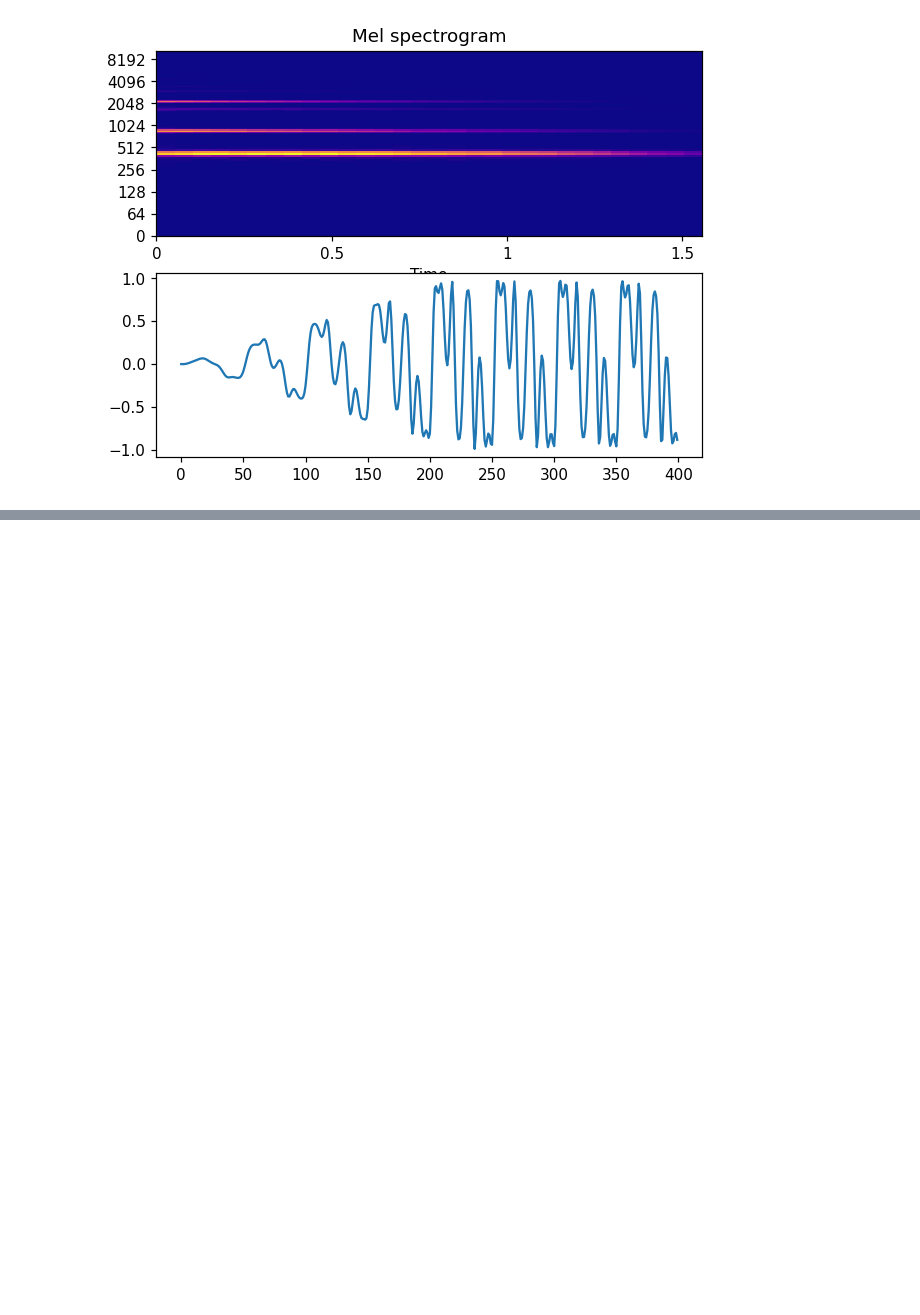
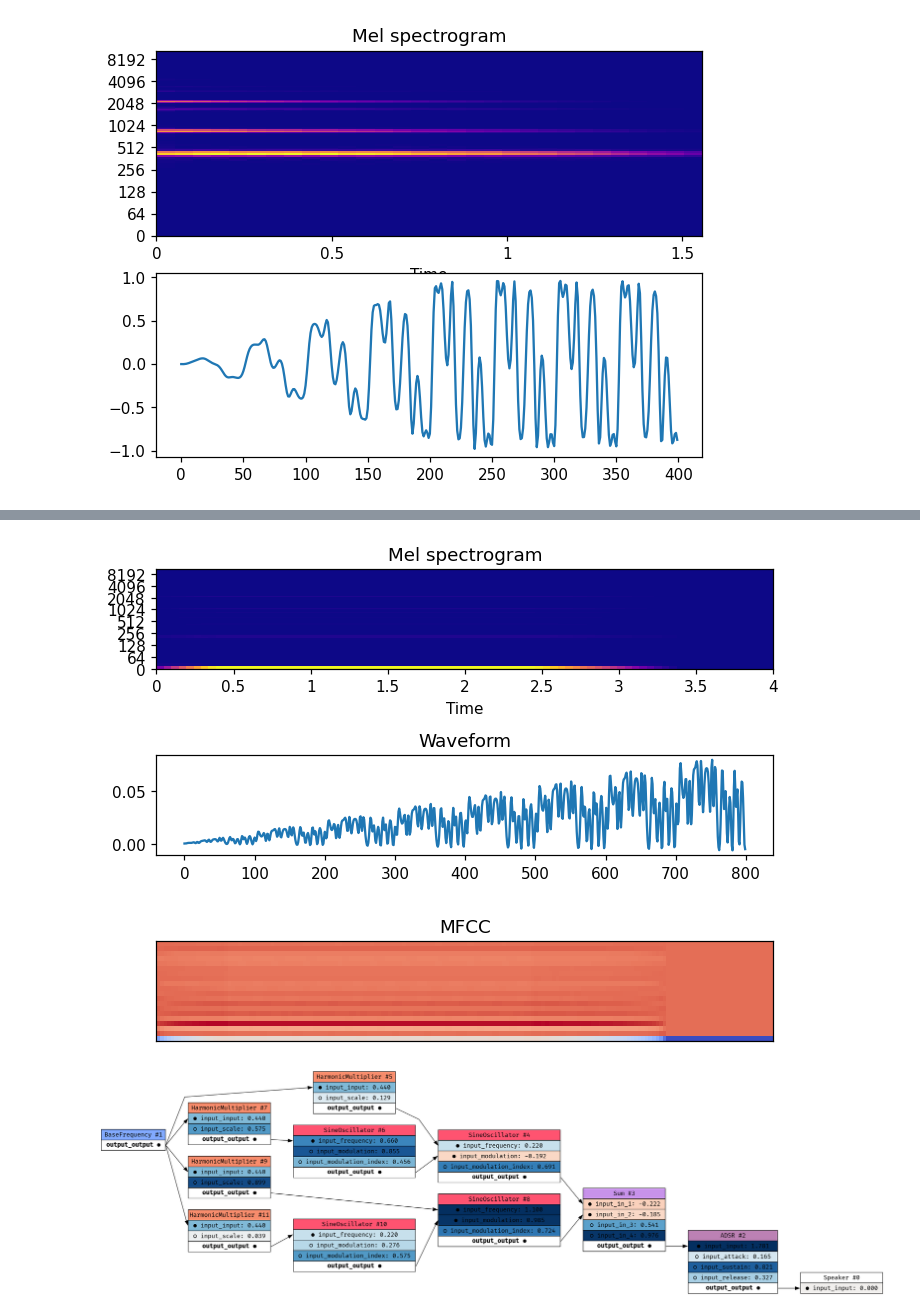
Before and after one commit to Wint3rmute/luthier, a Jupyter notebook: rust.ipynb, the cells around one changed output, grey strips where cells are left out. Drawn from its saved outputs; the diff is of its cells as text; code cells hidden in the pictures; blank space fills up the shorter version.

Commit message:
add modulation index

```diff
--- a/rust.ipynb
+++ b/rust.ipynb
@@ -99,75 +51,55 @@ fig.tight_layout()
 # %%
-def multiplier_with_param(graph: DspGraph):
-    mult = graph.add_multiplier(Multiplier())
-    return mult
+def make_fm_section(graph: DspGraph):
+    carrier_id = graph.add_sine(SineOscillator())
 
-def adsr_with_params(graph: DspGraph):
-    adsr = graph.add_adsr(ADSR())
-    return adsr
+    harmonic_mult = HarmonicMultiplier()
+    harmonic_multiplier = graph.add_harmonic_multiplier(harmonic_mult)
+    graph.patch(graph.base_frequency_node_id, "output_output", harmonic_multiplier, "input_input")
+    graph.patch(harmonic_multiplier, "output_output", carrier_id, "input_frequency")
 
-def oscillator_with_multiplier(graph: DspGraph):
-    osc = graph.add_sine(SineOscillator())
-    mod_osc = graph.add_sine(SineOscillator())
+    modulator_id = graph.add_sine(SineOscillator())
 
-    mod_osc_freq_mult = graph.add_harmonic_multiplier(HarmonicMultiplier())
-    graph.set_input(mod_osc_freq_mult, "input_scale", random.uniform(-1.0, 1.0))
+    harmonic_mult = HarmonicMultiplier()
+    harmonic_multiplier = graph.add_harmonic_multiplier(harmonic_mult)
+    graph.patch(graph.base_frequency_node_id, "output_output", harmonic_multiplier, "input_input")
+    graph.patch(harmonic_multiplier, "output_output", modulator_id, "input_frequency")
+    graph.patch(modulator_id, "output_output", carrier_id, "input_modulation")
 
-    graph.patch(graph.base_frequency_node_id, "output_output", mod_osc_freq_mult, "input_input")
-    graph.patch(graph.base_frequency_node_id, "output_output", osc, "input_frequency")
-    graph.patch(mod_osc_freq_mult, "output_output", mod_osc, "input_frequency")
+    return carrier_id
 
-    mod_adsr = adsr_with_params(graph)
-    osc_adsr = adsr_with_params(graph)
-
-    graph.patch(mod_osc, "output_output", mod_adsr, "input_input")
-    graph.patch(osc, "output_output", osc_adsr, "input_input")
-
-    graph.patch(mod_adsr, "output_output", osc, "input_modulation")
-    mult = multiplier_with_param(graph)
-    graph.patch(osc, "output_output", mult, "input_input")
-    return mult
-
-
-def oscillator_with_adsr(graph: DspGraph):
-    mult = oscillator_with_multiplier(graph)
-    adsr = adsr_with_params(graph)
-    graph.patch(mult, "output_output", adsr, "input_input")
-
-    return adsr
 
 def complex_fm():
     graph = DspGraph()
+    graph.set_input(graph.amp_adsr_node_id, "input_attack", 0.001)
+    graph.set_input(graph.amp_adsr_node_id, "input_release", 0.401)
     mixer = graph.add_sum(Sum())
     graph.patch(mixer, "output_output", graph.amp_adsr_node_id, "input_input")
 
-    osc_output_node = oscillator_with_adsr(graph)
-    graph.patch(osc_output_node, "output_output", mixer, "input_in_1")
+    fm_section = make_fm_section(graph)
+    graph.patch(fm_section, "output_output", mixer, "input_in_1")
 
-#     osc_output_node = oscillator_with_adsr(graph)
-#     graph.patch(osc_output_node, "output_output", mixer, "input_in_2")
+    fm_section = make_fm_section(graph)
+    graph.patch(fm_section, "output_output", mixer, "input_in_2")
 
-#     osc_output_node = oscillator_with_adsr(graph)
-#     graph.patch(osc_output_node, "output_output", mixer, "input_in_3")
+#     fm_section = make_fm_section(graph)
+#     graph.patch(fm_section, "output_output", mixer, "input_in_3")
 
     return graph
 
 graph = complex_fm()
+graph.set_inputs(np.array( [random.uniform(0, 1.0) for _ in range(graph.num_inputs())] ))
 
-# osc_output_node = oscillator_with_adsr(graph)
-# graph.patch(osc_output_node, "output", mixer, "in_4")
-
-# from copy import deepcopy
-# best_graph = deepcopy(graph)
-
-generated_audio = Sample(graph.play(SAMPLE_RATE * 2))
-# generated_audio = graph.save_video(SAMPLE_RATE * 2)
+generated_audio = Sample(graph.play(SAMPLE_RATE * 4))
 
 fig, (ax1, ax2, ax3) = plt.subplots(3, 1, sharex=False, sharey=False)
 generated_audio.plot_spectrogram(ax1)
-generated_audio.plot_waveform(ax2, num_samples=400)
+generated_audio.plot_waveform(ax2, num_samples=800)
 generated_audio.plot_mfcc(ax3)
 generated_audio.show_player()
+fig.tight_layout()
 plt.show()
+
 
 display(Image(graph.draw()))
 distances = []
+# %% [output]
@@ -173,0 +107,2 @@ distances = []
+[figure, added]
+[figure, added]
```
Also changed, not shown: parts of 4 cells of this notebook, 3 other files.
